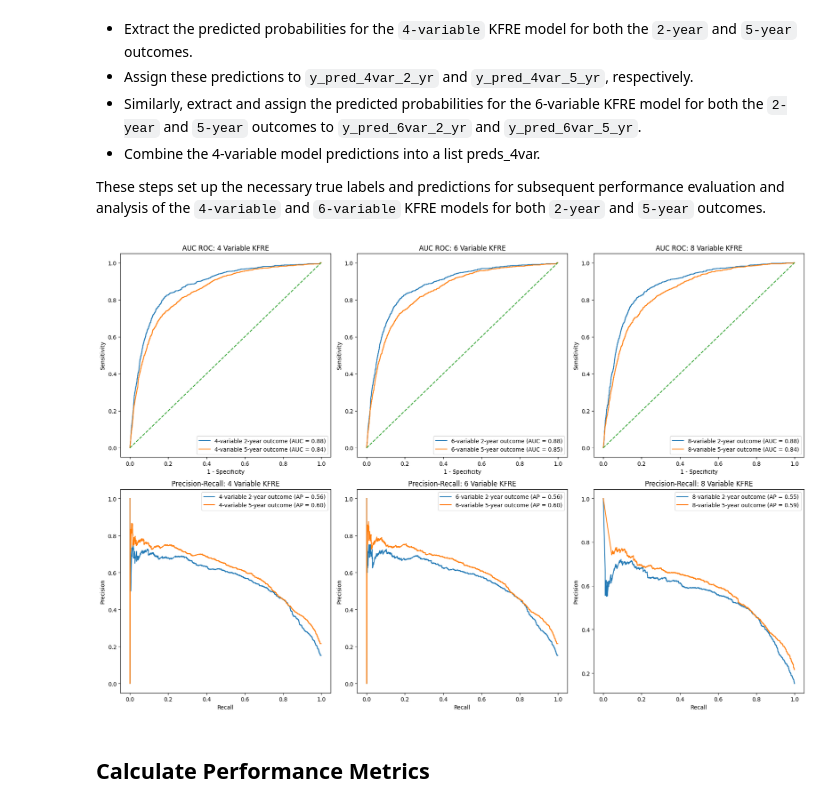
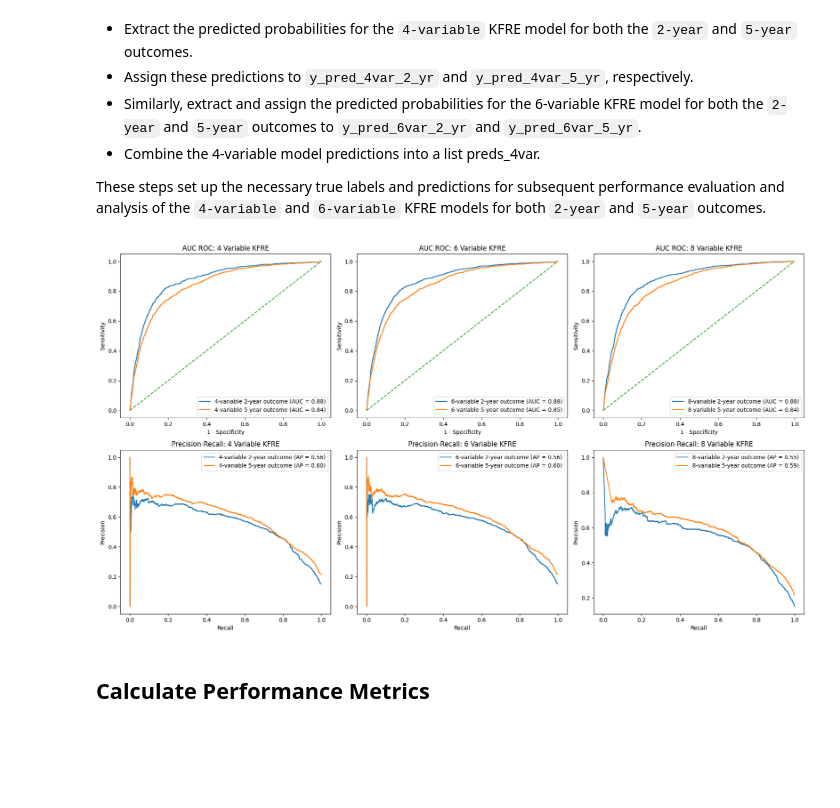
Before and after one commit to lshpaner/seoul_kfre, a Jupyter notebook: notebooks/kfre_validation.ipynb, the cells around one changed output. Saved outputs shown, nothing was run; the diff lists cells and outputs as text; code cells hidden in the pictures; blank space fills up the shorter version.

```diff
--- a/notebooks/kfre_validation.ipynb
+++ b/notebooks/kfre_validation.ipynb
@@ -247,21 +247,21 @@ These steps set up the necessary true labels and predictions for subsequent perf
 # %%
 results = plot_kfre_metrics(
     df=df_ckd_3_to_5,
     num_vars=[4, 6, 8],
-    fig_size=[6, 6],
+    fig_size=[6, 5],
     mode="both",  # Can be 'prep', 'plot', or 'both'
     image_path_png=image_path_png,
     image_path_svg=image_path_svg,
     image_prefix="performance",  # Optional prefix for saved images
     bbox_inches="tight",  # Bounding box in inches for the saved images
     plot_type="all_plots",  # Can be 'roc', 'pr', or 'both'
     save_plots=True,  # Whether to save plots
     show_years=[2, 5],  # Year outcomes to show in the plots
     plot_combinations=False,
     show_grids=True,
 )
 # %% [output]
-[figure, old version]
+[figure, new version]
 # %% [markdown]
 ## Calculate Performance Metrics
 # %% [markdown]
```
Also changed, not shown: parts of 4 cells of this notebook, 45 other files.
